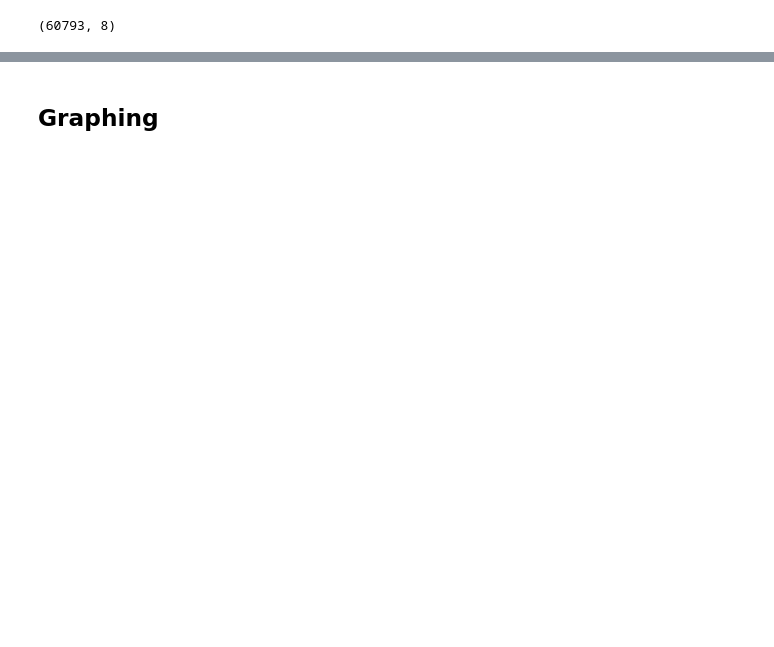
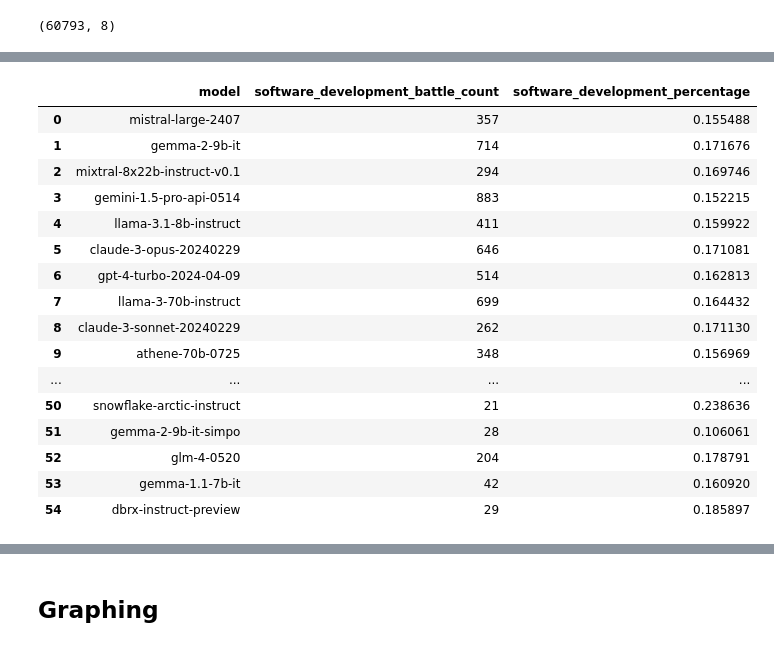
Before and after one commit to lmarena/arena-catalog, a Jupyter notebook: topic_clustering/data_processing.ipynb, the cells around one changed output, grey strips where cells are left out. Cells and saved outputs as stored; diff of their text form; code cells hidden in the pictures; blank space fills up the shorter version.

```diff
--- a/topic_clustering/data_processing.ipynb
+++ b/topic_clustering/data_processing.ipynb
@@ -284,2 +334,2 @@ llm_df.head()
 # %%
-llm_df = pd.read_csv(f"{file_path}/recent_english_llm_category.csv")
+battles = pd.read_csv(f"{file_path}/recent_english_llm_category.csv")
@@ -396,0 +386,23 @@ print(narrow_rank.shape)
+# %%
+categories = broad['broad_category']
+category = categories[1]
+filtered = battles[battles['broad_category'] == category]
+count_battles(filtered, category.replace(" ", "_").lower(), True)
+# %% [output]
+|  | model | software_development_battle_count | software_development_percentage |
+| 0 | mistral-large-2407 | 357 | 0.155488 |
+| 1 | gemma-2-9b-it | 714 | 0.171676 |
+| 2 | mixtral-8x22b-instruct-v0.1 | 294 | 0.169746 |
+| 3 | gemini-1.5-pro-api-0514 | 883 | 0.152215 |
+| 4 | llama-3.1-8b-instruct | 411 | 0.159922 |
+| 5 | claude-3-opus-20240229 | 646 | 0.171081 |
+| 6 | gpt-4-turbo-2024-04-09 | 514 | 0.162813 |
+| 7 | llama-3-70b-instruct | 699 | 0.164432 |
+| 8 | claude-3-sonnet-20240229 | 262 | 0.171130 |
+| 9 | athene-70b-0725 | 348 | 0.156969 |
+| ... | ... | ... | ... |
+| 50 | snowflake-arctic-instruct | 21 | 0.238636 |
+| 51 | gemma-2-9b-it-simpo | 28 | 0.106061 |
+| 52 | glm-4-0520 | 204 | 0.178791 |
+| 53 | gemma-1.1-7b-it | 42 | 0.160920 |
+| 54 | dbrx-instruct-preview | 29 | 0.185897 |
```
Also changed, not shown: parts of 43 cells of this notebook, 15 other files.
